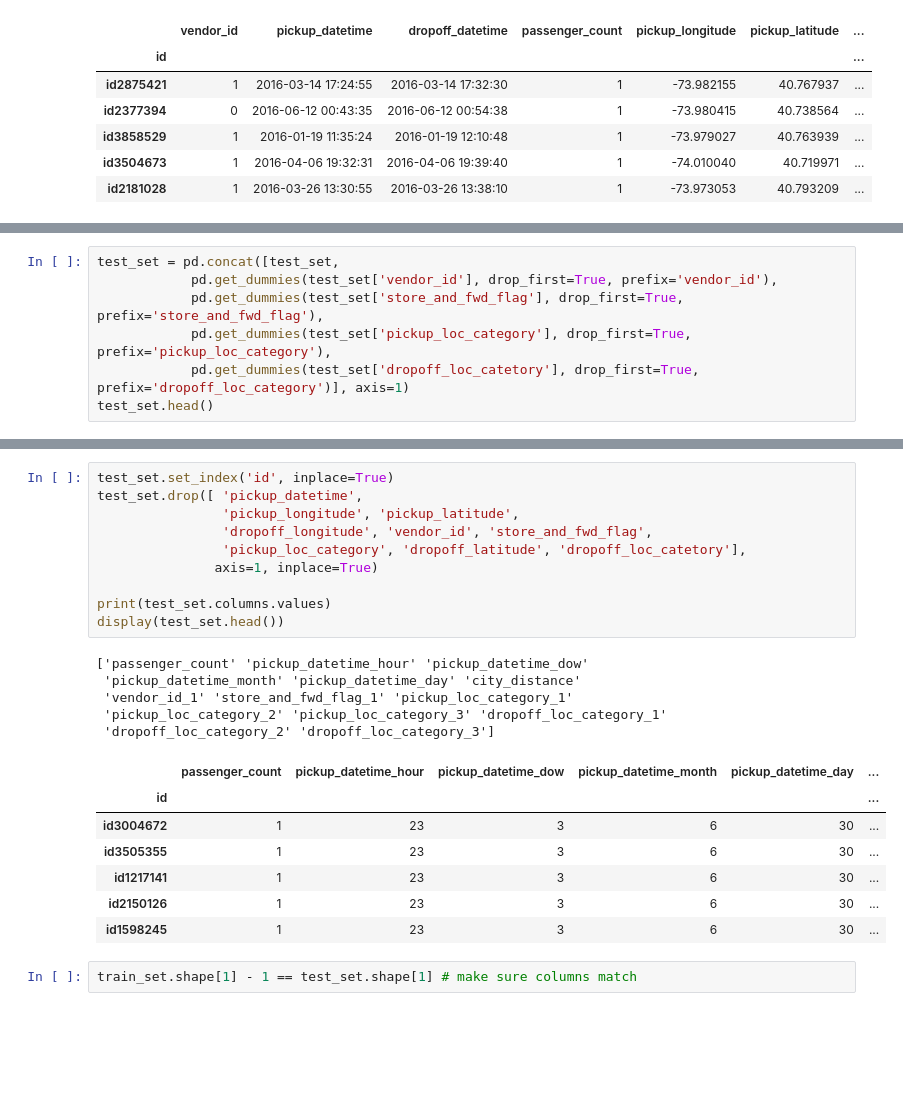
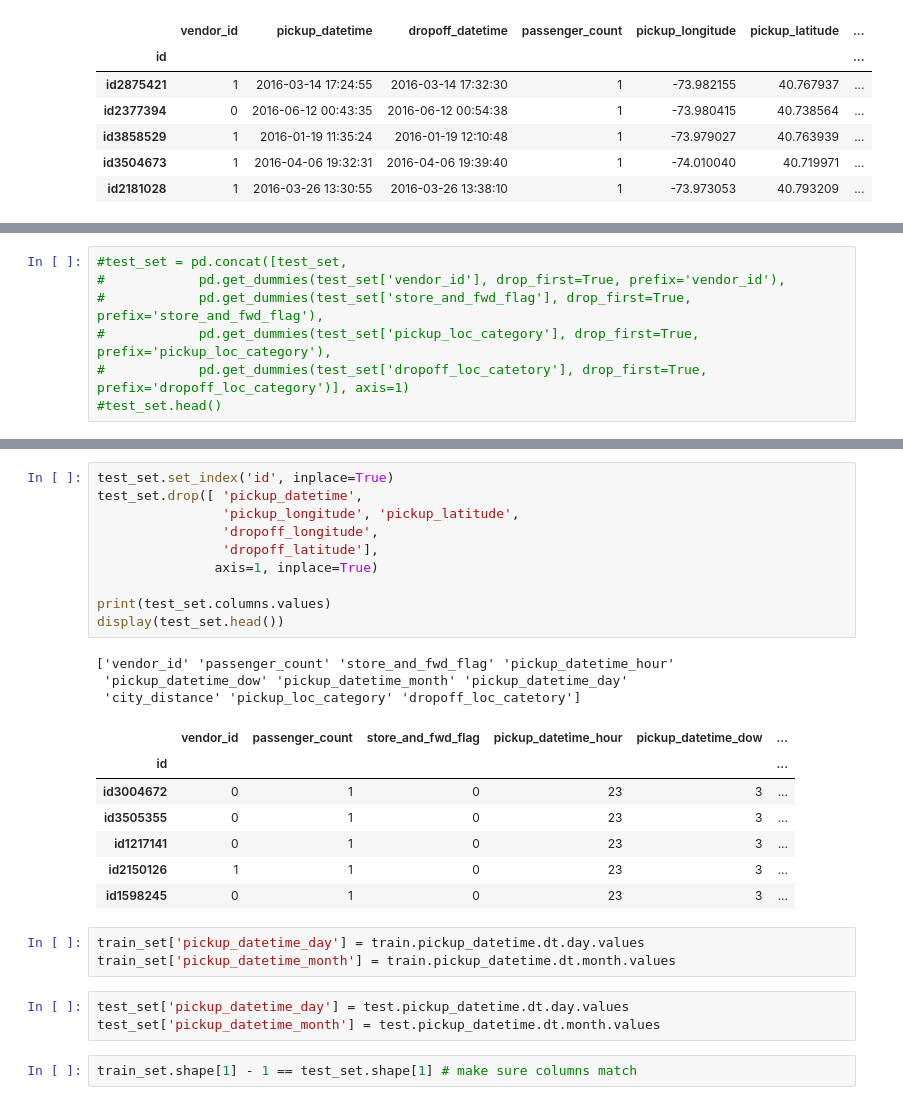
Before and after one commit to doneill612/HETIC-Datascience, a Jupyter notebook: kaggle_kernel.ipynb, the cells around one changed output, grey strips where cells are left out. Saved outputs shown, nothing was run; the diff lists cells and outputs as text; blank space fills up the shorter version.

```diff
--- a/kaggle_kernel.ipynb
+++ b/kaggle_kernel.ipynb
@@ -717,7 +706,7 @@ display(train_set.head())
 # %%
-test_set = pd.concat([test_set,
-            pd.get_dummies(test_set['vendor_id'], drop_first=True, prefix='vendor_id'),
-            pd.get_dummies(test_set['store_and_fwd_flag'], drop_first=True, prefix='store_and_fwd_flag'),
-            pd.get_dummies(test_set['pickup_loc_category'], drop_first=True, prefix='pickup_loc_category'),
-            pd.get_dummies(test_set['dropoff_loc_catetory'], drop_first=True, prefix='dropoff_loc_category')], axis=1)
-test_set.head()
+#test_set = pd.concat([test_set,
+#            pd.get_dummies(test_set['vendor_id'], drop_first=True, prefix='vendor_id'),
+#            pd.get_dummies(test_set['store_and_fwd_flag'], drop_first=True, prefix='store_and_fwd_flag'),
+#            pd.get_dummies(test_set['pickup_loc_category'], drop_first=True, prefix='pickup_loc_category'),
+#            pd.get_dummies(test_set['dropoff_loc_catetory'], drop_first=True, prefix='dropoff_loc_category')], axis=1)
+#test_set.head()
@@ -731,26 +713,30 @@ test_set.head()
 # %%
 test_set.set_index('id', inplace=True)
 test_set.drop([ 'pickup_datetime',
                 'pickup_longitude', 'pickup_latitude',
-                'dropoff_longitude', 'vendor_id', 'store_and_fwd_flag',
-                'pickup_loc_category', 'dropoff_latitude', 'dropoff_loc_catetory'],
+                'dropoff_longitude',
+                'dropoff_latitude'],
                axis=1, inplace=True)
 
 print(test_set.columns.values)
 display(test_set.head())
 # %% [output]
-['passenger_count' 'pickup_datetime_hour' 'pickup_datetime_dow'
- 'pickup_datetime_month' 'pickup_datetime_day' 'city_distance'
- 'vendor_id_1' 'store_and_fwd_flag_1' 'pickup_loc_category_1'
- 'pickup_loc_category_2' 'pickup_loc_category_3' 'dropoff_loc_category_1'
- 'dropoff_loc_category_2' 'dropoff_loc_category_3']
+['vendor_id' 'passenger_count' 'store_and_fwd_flag' 'pickup_datetime_hour'
+ 'pickup_datetime_dow' 'pickup_datetime_month' 'pickup_datetime_day'
+ 'city_distance' 'pickup_loc_category' 'dropoff_loc_catetory']
-|  | passenger_count | pickup_datetime_hour | pickup_datetime_dow | pickup_datetime_month | pickup_datetime_day | ... |
+|  | vendor_id | passenger_count | store_and_fwd_flag | pickup_datetime_hour | pickup_datetime_dow | ... |
 | id |  |  |  |  |  | ... |
-| id3004672 | 1 | 23 | 3 | 6 | 30 | ... |
-| id3505355 | 1 | 23 | 3 | 6 | 30 | ... |
-| id1217141 | 1 | 23 | 3 | 6 | 30 | ... |
-| id2150126 | 1 | 23 | 3 | 6 | 30 | ... |
-| id1598245 | 1 | 23 | 3 | 6 | 30 | ... |
+| id3004672 | 0 | 1 | 0 | 23 | 3 | ... |
+| id3505355 | 0 | 1 | 0 | 23 | 3 | ... |
+| id1217141 | 0 | 1 | 0 | 23 | 3 | ... |
+| id2150126 | 1 | 1 | 0 | 23 | 3 | ... |
+| id1598245 | 0 | 1 | 0 | 23 | 3 | ... |
+# %%
+train_set['pickup_datetime_day'] = train.pickup_datetime.dt.day.values
+train_set['pickup_datetime_month'] = train.pickup_datetime.dt.month.values
+# %%
+test_set['pickup_datetime_day'] = test.pickup_datetime.dt.day.values
+test_set['pickup_datetime_month'] = test.pickup_datetime.dt.month.values
 # %%
 train_set.shape[1] - 1 == test_set.shape[1] # make sure columns match
 # %% [output]
```
Also changed, not shown: parts of 25 cells of this notebook.
